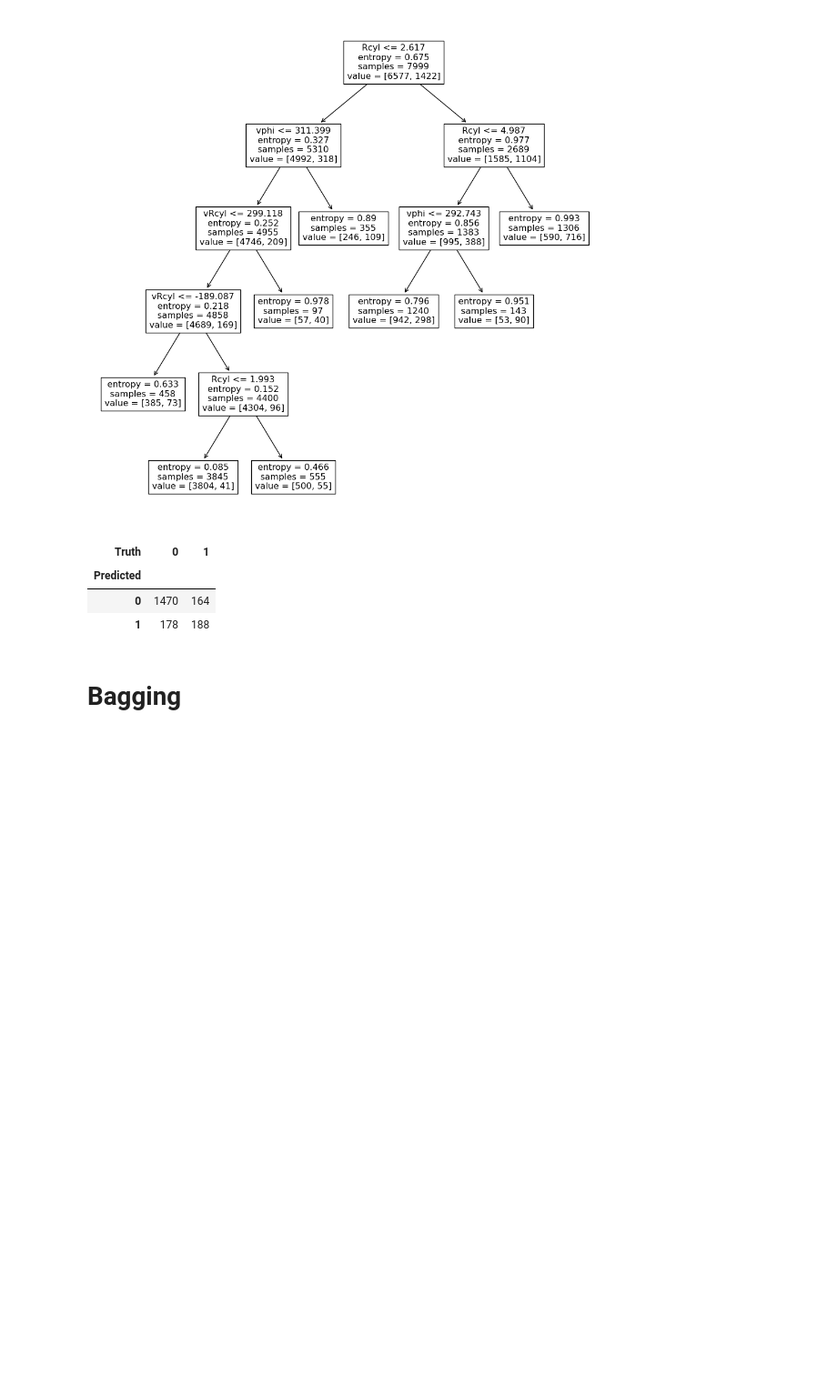
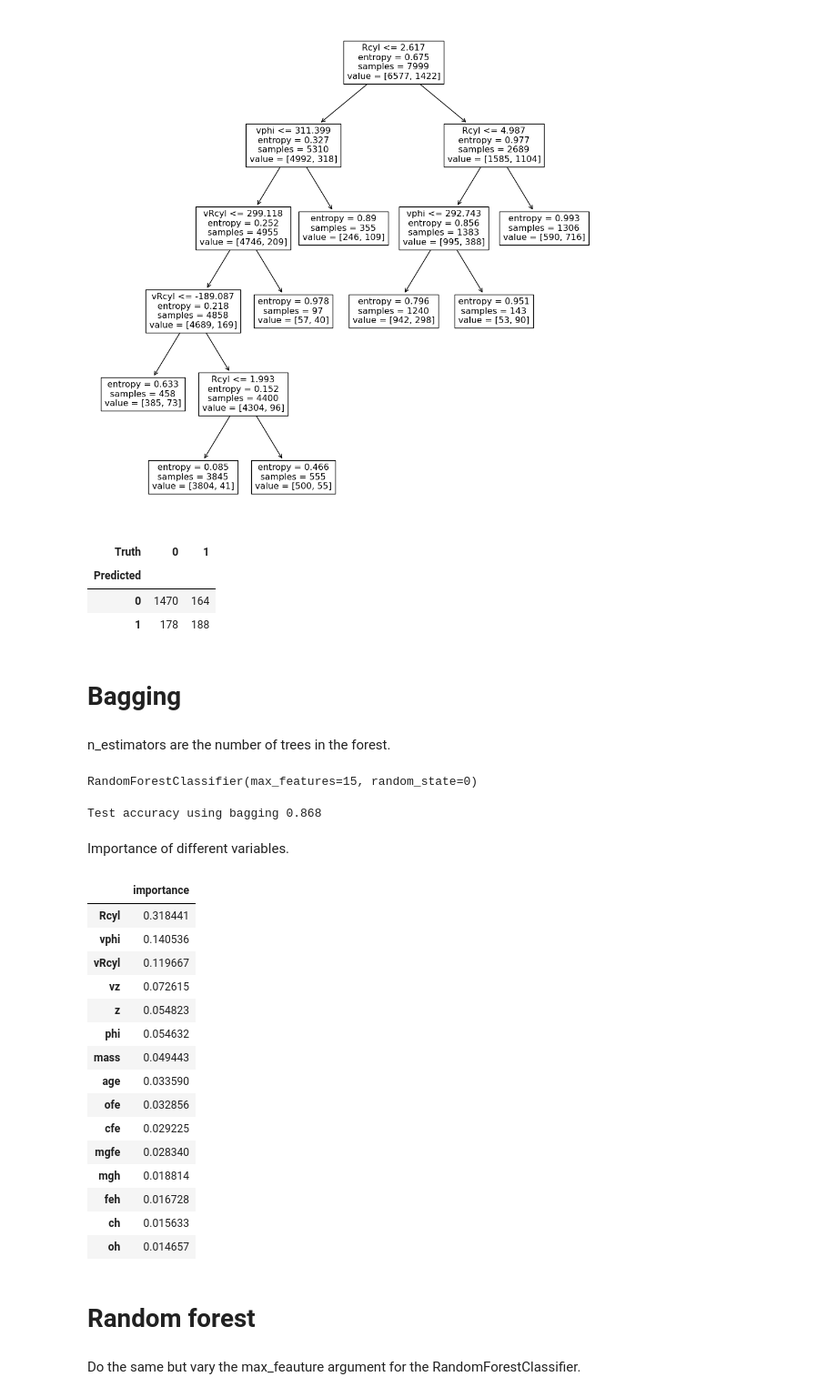
Before and after one commit to Chrillemis/AppStatProject, a Jupyter notebook: PlotsAndInitGLM/Frederik code.ipynb, the cells around one changed output. Shown at 91% size. Cells and saved outputs as stored; diff of their text form; code cells hidden in the pictures; blank space fills up the shorter version.

```diff
--- a/PlotsAndInitGLM/Frederik code.ipynb
+++ b/PlotsAndInitGLM/Frederik code.ipynb
@@ -238,0 +242,37 @@ confusion
+# %% [markdown]
+n_estimators are the number of trees in the forest.
+# %%
+bag_migrater = RandomForestClassifier(n_estimators=100, max_features = x_train.shape[1], random_state=0, bootstrap=True)
+bag_migrater.fit(x_train, y_train)
+# %% [output]
+RandomForestClassifier(max_features=15, random_state=0)
+# %%
+print('Test accuracy using bagging', accuracy_score(y_test, bag_migrater.predict(x_test)))
+# %% [output]
+Test accuracy using bagging 0.868
+# %% [markdown]
+Importance of different variables.
+# %%
+feature_imp = pd.DataFrame( {'importance': bag_migrater.feature_importances_}, index=feature_names)
+feature_imp.sort_values(by='importance', ascending=False)
+# %% [output]
+|  | importance |
+| Rcyl | 0.318441 |
+| vphi | 0.140536 |
+| vRcyl | 0.119667 |
+| vz | 0.072615 |
+| z | 0.054823 |
+| phi | 0.054632 |
+| mass | 0.049443 |
+| age | 0.033590 |
+| ofe | 0.032856 |
+| cfe | 0.029225 |
+| mgfe | 0.028340 |
+| mgh | 0.018814 |
+| feh | 0.016728 |
+| ch | 0.015633 |
+| oh | 0.014657 |
+# %% [markdown]
+# Random forest
+# %% [markdown]
+Do the same but vary the max_feauture argument for the RandomForestClassifier.
```
Also changed, not shown: parts of 14 cells of this notebook.
